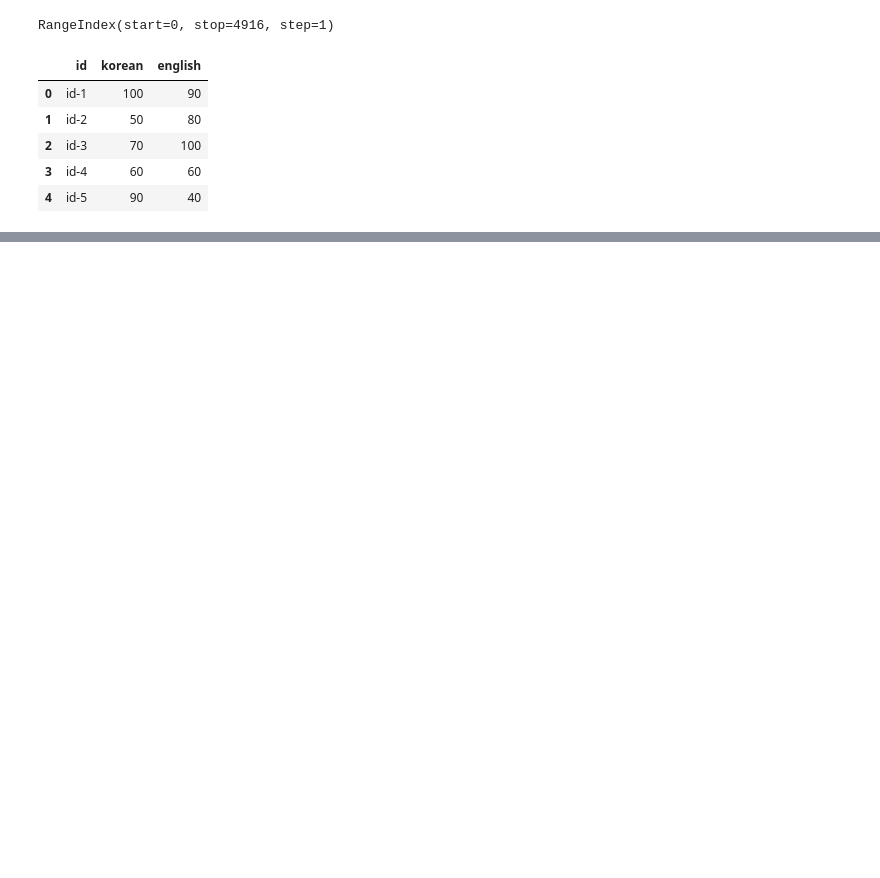
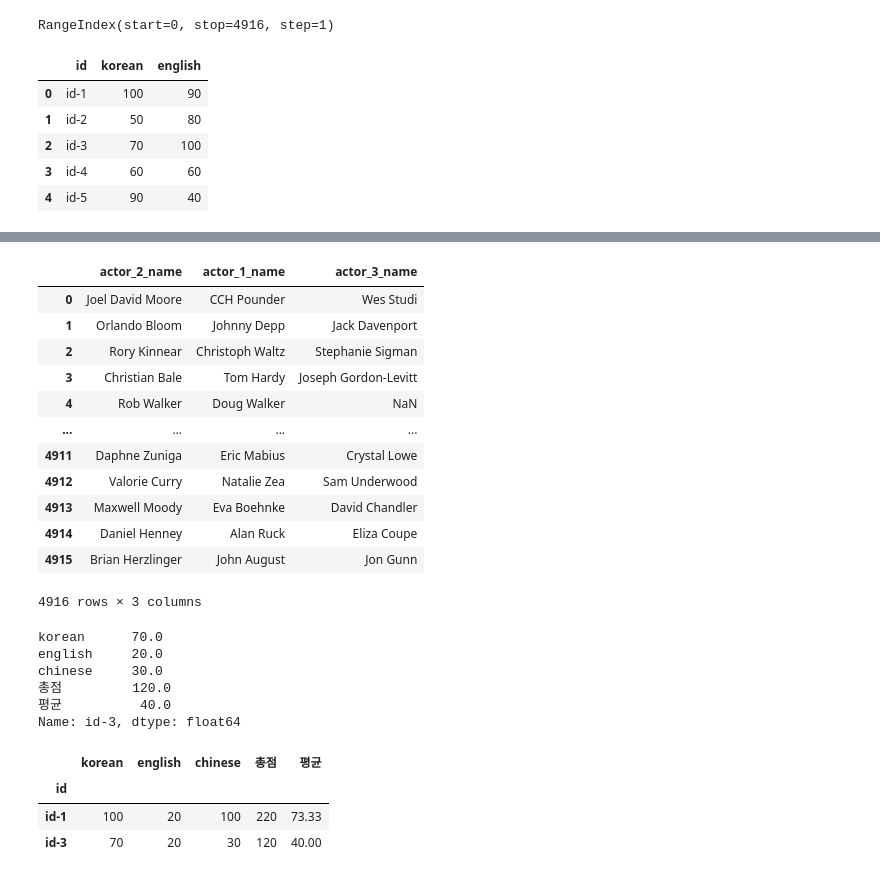
Before and after one commit to Hyunzuny/classes, a Jupyter notebook: 04.Pandas/Untitled.ipynb, the cells around one changed output, grey strips where cells are left out. Cells and saved outputs as stored; diff of their text form; code cells hidden in the pictures; blank space fills up the shorter version.

```diff
--- a/04.Pandas/Untitled.ipynb
+++ b/04.Pandas/Untitled.ipynb
@@ -313,0 +537,2 @@ Index(['korean', 'english'], dtype='object')
+# %%
+grade['chinese'] = [100,20,30,50,40]
@@ -313,0 +549,2 @@ Index(['korean', 'english'], dtype='object')
+# %%
+grade['총점'] = grade['korean'] + grade['english'] +grade['chinese']
@@ -313,0 +561,2 @@ Index(['korean', 'english'], dtype='object')
+# %%
+grade['평균'] = round(grade['총점'] /3 , 2)
@@ -313,0 +583,2 @@ Index(['korean', 'english'], dtype='object')
+# %%
+r = grade['평균']
@@ -313,0 +690,32 @@ Index(['korean', 'english'], dtype='object')
+# %%
+movie.filter(regex = r'actor_[123]_name')
+# %% [output]
+|  | actor_2_name | actor_1_name | actor_3_name |
+| 0 | Joel David Moore | CCH Pounder | Wes Studi |
+| 1 | Orlando Bloom | Johnny Depp | Jack Davenport |
+| 2 | Rory Kinnear | Christoph Waltz | Stephanie Sigman |
+| 3 | Christian Bale | Tom Hardy | Joseph Gordon-Levitt |
+| 4 | Rob Walker | Doug Walker | NaN |
+| ... | ... | ... | ... |
+| 4911 | Daphne Zuniga | Eric Mabius | Crystal Lowe |
+| 4912 | Valorie Curry | Natalie Zea | Sam Underwood |
+| 4913 | Maxwell Moody | Eva Boehnke | David Chandler |
+| 4914 | Daniel Henney | Alan Ruck | Eliza Coupe |
+| 4915 | Brian Herzlinger | John August | Jon Gunn |
+4916 rows × 3 columns
+# %%
+grade.loc['id-3']
+# %% [output]
+korean      70.0
+english     20.0
+chinese     30.0
+총점         120.0
+평균          40.0
+Name: id-3, dtype: float64
+# %%
+grade.loc[['id-1','id-3']]
+# %% [output]
+|  | korean | english | chinese | 총점 | 평균 |
+| id |  |  |  |  |  |
+| id-1 | 100 | 20 | 100 | 220 | 73.33 |
+| id-3 | 70 | 20 | 30 | 120 | 40.00 |
```
Also changed, not shown: parts of 63 cells of this notebook, 8 other files.
